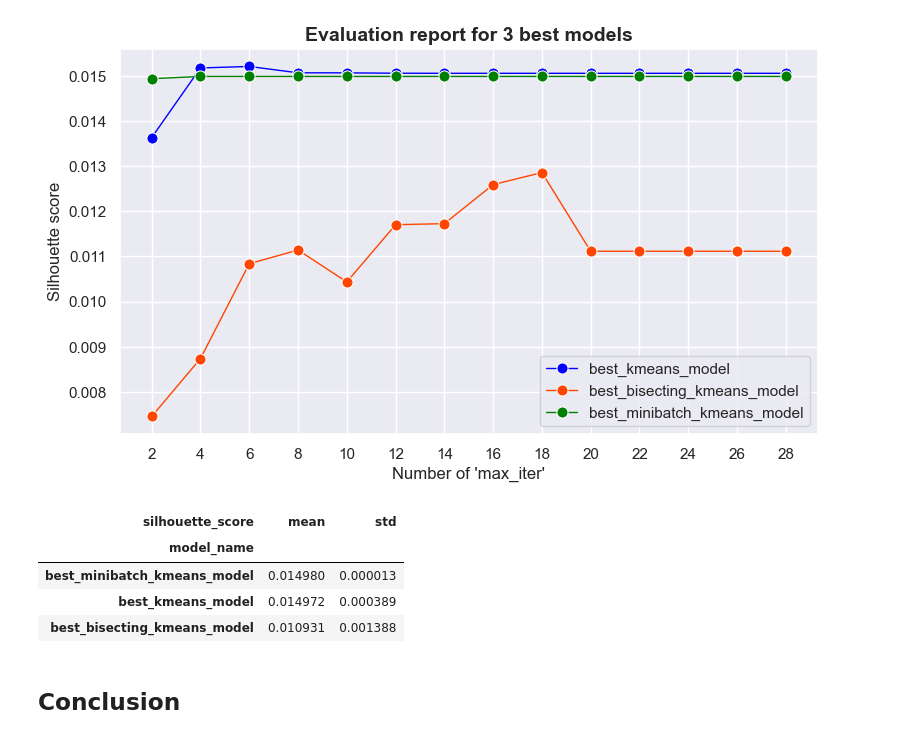
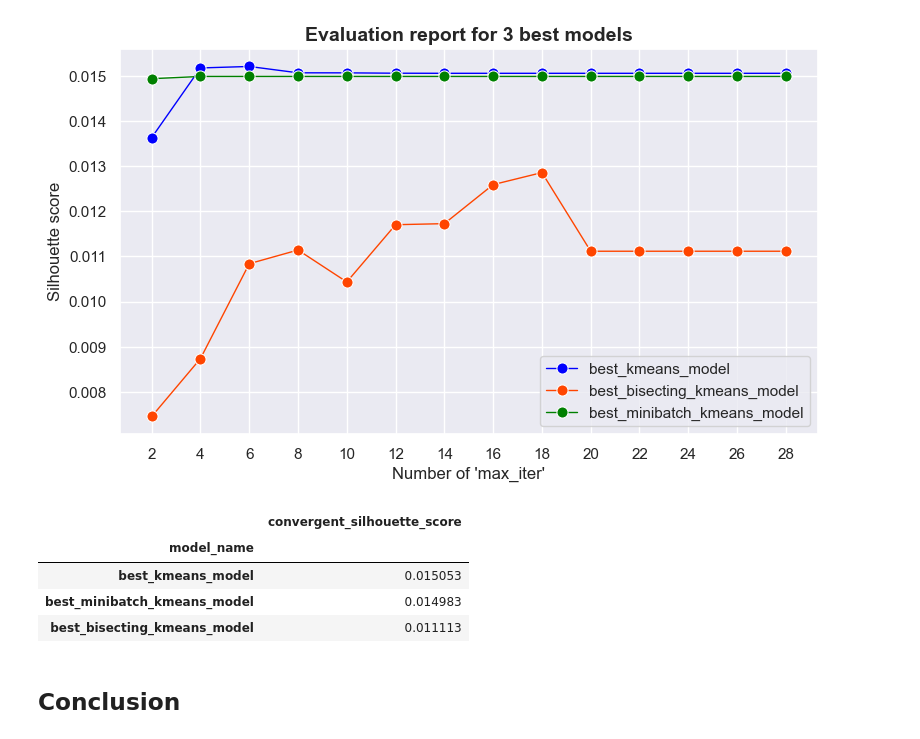
Before and after one commit to BaoDias2505/FinalProject_Introduction-to-data-science, a Jupyter notebook: src/04-Data_modelling-recommendation_system.ipynb, the cells around one changed output. Cells and saved outputs as stored; diff of their text form; code cells hidden in the pictures.

Commit message:
Update evaluation history

```diff
--- a/src/04-Data_modelling-recommendation_system.ipynb
+++ b/src/04-Data_modelling-recommendation_system.ipynb
@@ -83,3 +83,7 @@ clean_df.sample(3)
+# %%
+# Drop un-used column `description` to reduce memory usage
+if 'description' in clean_df.columns:
+    clean_df.drop('description', axis=1, inplace=True)
 # %% [markdown]
 ## Feature engineering
 # %% [markdown]
@@ -448,6 +451,6 @@ bisecting_kmeans_best_hyperParams = \
         'init': ['k-means++', 'random'],
         'algorithm': ['lloyd', 'elkan'],
         'bisecting_strategy': ['biggest_inertia', 'largest_cluster'],
-        'n_clusters': [7, 11, 12, 15, 17],
+        'n_clusters': [7, 11, 15, 17],
     }) # ~ 22min
 # %% [output]
@@ -712,20 +714,17 @@ plt.show();
 [figure]
 # %%
 # Summarize the results
-eval_results = \
-    history_df.groupby('model_name')["testing_score"]\
-        .agg(['mean', 'std']).sort_values(by='mean', ascending=False)
-
-# Add metric names
-eval_results.columns.name = "silhouette_score"
-
-eval_results
+eval_results = history_df.query(f"max_iter == {max(MAX_ITERS)}")
+eval_results[['model_name', 'testing_score']]\
+    .sort_values(by='testing_score', ascending=False)\
+        .set_index('model_name')\
+            .rename(columns={'testing_score': 'convergent_silhouette_score'})
 # %% [output]
-| silhouette_score | mean | std |
-| model_name |  |  |
-| best_minibatch_kmeans_model | 0.014980 | 0.000013 |
-| best_kmeans_model | 0.014972 | 0.000389 |
-| best_bisecting_kmeans_model | 0.010931 | 0.001388 |
+|  | convergent_silhouette_score |
+| model_name |  |
+| best_kmeans_model | 0.015053 |
+| best_minibatch_kmeans_model | 0.014983 |
+| best_bisecting_kmeans_model | 0.011113 |
 # %% [markdown]
 ## Conclusion
 # %% [markdown]
```
Also changed, not shown: parts of 34 cells of this notebook, 3 other files.
